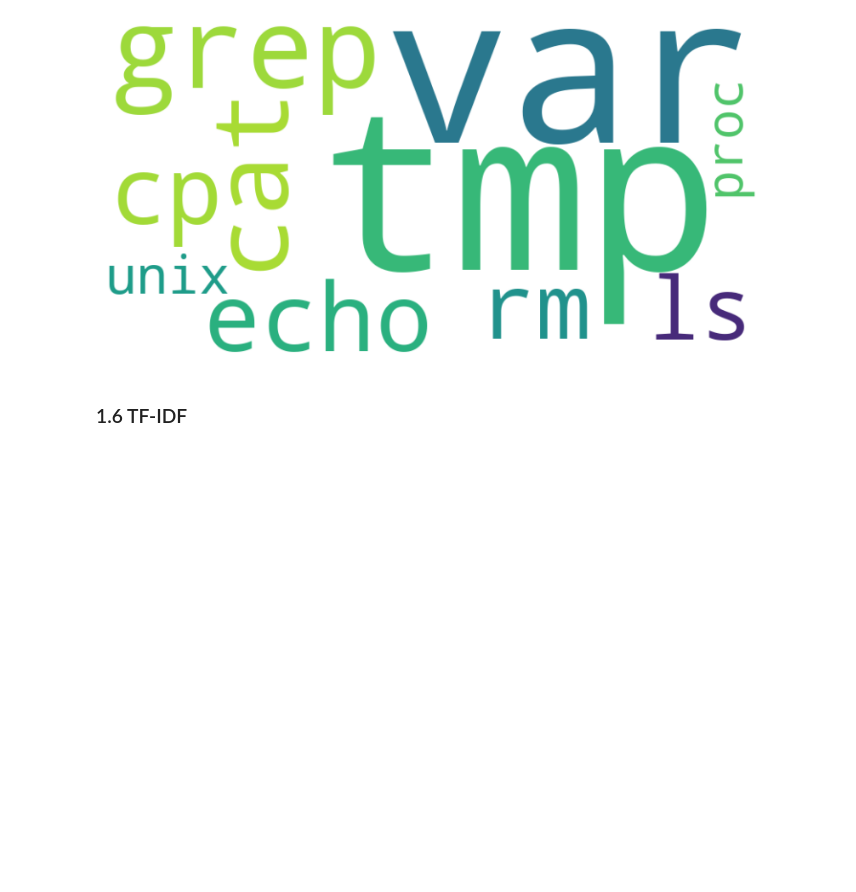
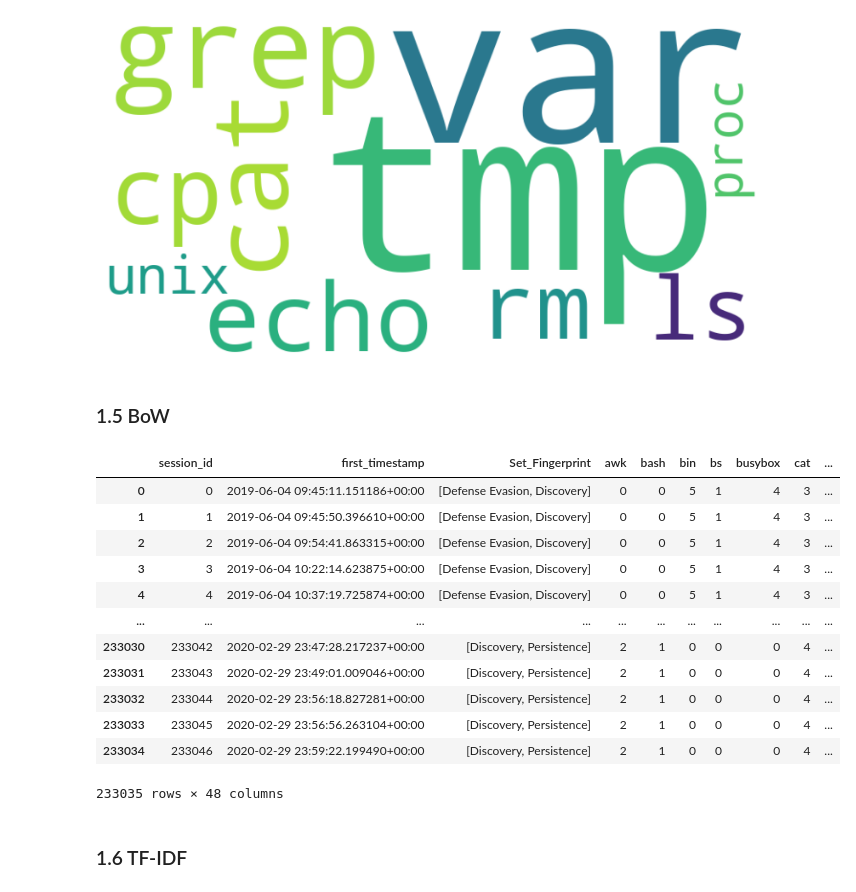
Before and after one commit to massimomecarelli/ML4N_project, a Jupyter notebook: Data_exploration_preprocessing.ipynb, the cells around one changed output. Cells and saved outputs as stored; diff of their text form; code cells hidden in the pictures; blank space fills up the shorter version.

```diff
--- a/Data_exploration_preprocessing.ipynb
+++ b/Data_exploration_preprocessing.ipynb
@@ -327,6 +328,38 @@ plt.axis('off')
 plt.show()
 # %% [output]
 [figure]
+# %% [markdown]
+### 1.5 BoW
+# %%
+# df is the version of the dataset in which the full_session is a list of words (ssh_attacks_decoded_split)
+df['session_text'] = df['full_session'].apply(lambda x: ' '.join(x)) # single string per session
+
+# Bag of Words Transformation
+vectorizer = CountVectorizer(min_df=0.05)
+bow = vectorizer.fit_transform(df['session_text'])
+
+bow_df = pd.DataFrame(bow.toarray(), columns=vectorizer.get_feature_names_out())
+
+# Substitute the full_session column
+result_df = pd.concat([df.drop(columns=['full_session', 'session_text']), bow_df], axis=1)
+
+# Step 5: Save to parquet
+result_df.to_parquet('bow_dataset.parquet', index=False)
+result_df
+# %% [output]
+|  | session_id | first_timestamp | Set_Fingerprint | awk | bash | bin | bs | busybox | cat | ... |
+| 0 | 0 | 2019-06-04 09:45:11.151186+00:00 | [Defense Evasion, Discovery] | 0 | 0 | 5 | 1 | 4 | 3 | ... |
+| 1 | 1 | 2019-06-04 09:45:50.396610+00:00 | [Defense Evasion, Discovery] | 0 | 0 | 5 | 1 | 4 | 3 | ... |
+| 2 | 2 | 2019-06-04 09:54:41.863315+00:00 | [Defense Evasion, Discovery] | 0 | 0 | 5 | 1 | 4 | 3 | ... |
+| 3 | 3 | 2019-06-04 10:22:14.623875+00:00 | [Defense Evasion, Discovery] | 0 | 0 | 5 | 1 | 4 | 3 | ... |
+| 4 | 4 | 2019-06-04 10:37:19.725874+00:00 | [Defense Evasion, Discovery] | 0 | 0 | 5 | 1 | 4 | 3 | ... |
+| ... | ... | ... | ... | ... | ... | ... | ... | ... | ... | ... |
+| 233030 | 233042 | 2020-02-29 23:47:28.217237+00:00 | [Discovery, Persistence] | 2 | 1 | 0 | 0 | 0 | 4 | ... |
+| 233031 | 233043 | 2020-02-29 23:49:01.009046+00:00 | [Discovery, Persistence] | 2 | 1 | 0 | 0 | 0 | 4 | ... |
+| 233032 | 233044 | 2020-02-29 23:56:18.827281+00:00 | [Discovery, Persistence] | 2 | 1 | 0 | 0 | 0 | 4 | ... |
+| 233033 | 233045 | 2020-02-29 23:56:56.263104+00:00 | [Discovery, Persistence] | 2 | 1 | 0 | 0 | 0 | 4 | ... |
+| 233034 | 233046 | 2020-02-29 23:59:22.199490+00:00 | [Discovery, Persistence] | 2 | 1 | 0 | 0 | 0 | 4 | ... |
+233035 rows × 48 columns
 # %% [markdown]
 ### 1.6 TF-IDF
 # %%
```
Also changed, not shown: parts of 1 cell of this notebook, 2 other files.
